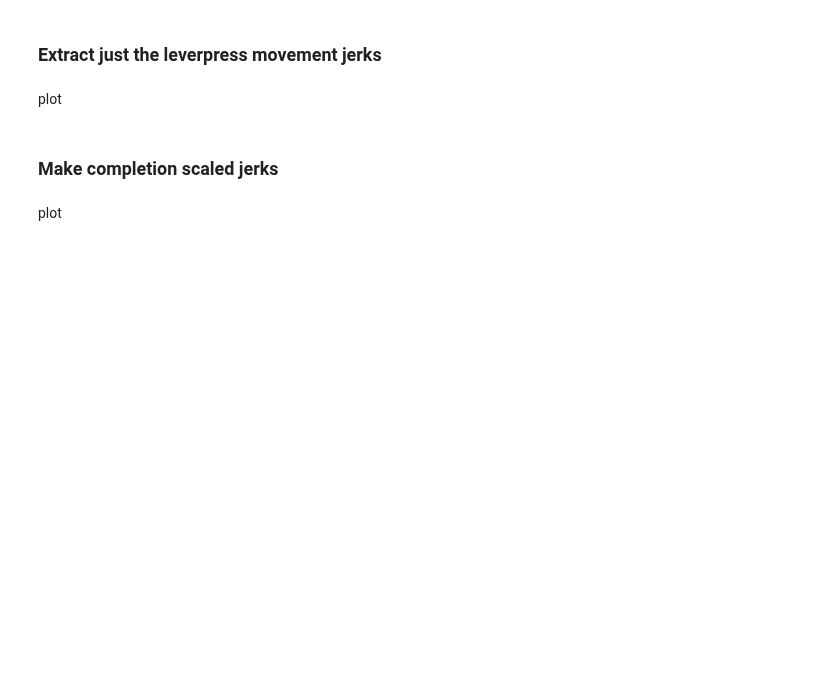
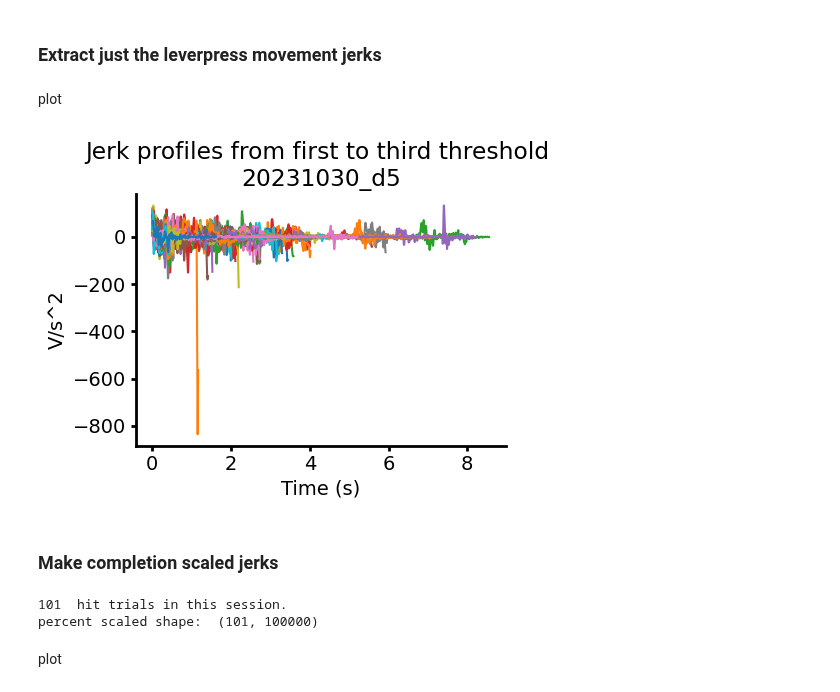
Before and after one commit to paulazoo/behavior, a Jupyter notebook: analysis/Jerk.ipynb, the cells around one changed output. Cells and saved outputs as stored; diff of their text form; code cells hidden in the pictures; blank space fills up the shorter version.

```diff
--- a/analysis/Jerk.ipynb
+++ b/analysis/Jerk.ipynb
@@ -71,19 +97,23 @@ plot
 # %%
 set_matplotlib_settings()
 
 for jerk in jerks:
     plt.plot(jerk[0,:],jerk[1,:])
 plt.xlabel("Time (s)")
 plt.ylabel("V/s^2")
-plt.ylim([-0.003, 0.003])
 plt.title("Jerk profiles from first to third threshold \n"+session)
 plt.show()
+# %% [output]
+[figure, added]
 # %% [markdown]
 ### Make completion scaled jerks
 # %%
 hit_trials = select_hit_trials(respMTX, num_trials)
 num_interpolation_samples = 10*10000
-jerks_percent_scaled = make_percent_scaled(hit_trials, num_interpolation_samples, 'jerk', output_folder, output_folder)
+jerks_percent_scaled = make_percent_scaled(hit_trials, num_interpolation_samples, 'jerkmovement', output_folder, output_folder)
+# %% [output]
+101  hit trials in this session.
+percent scaled shape:  (101, 100000)
 # %% [markdown]
 plot
 # %%
```
Also changed, not shown: parts of 6 cells of this notebook, 16 other files.
